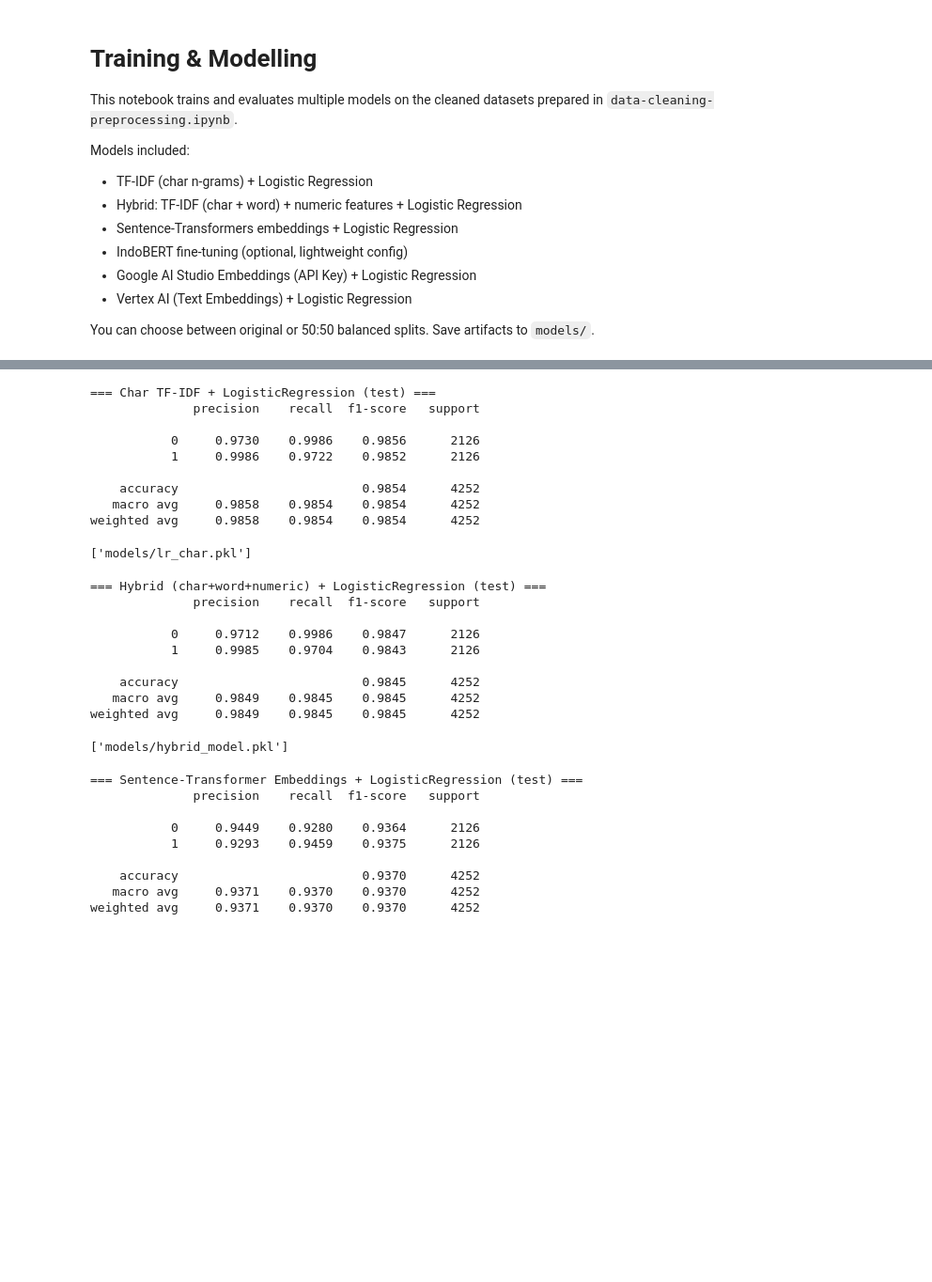
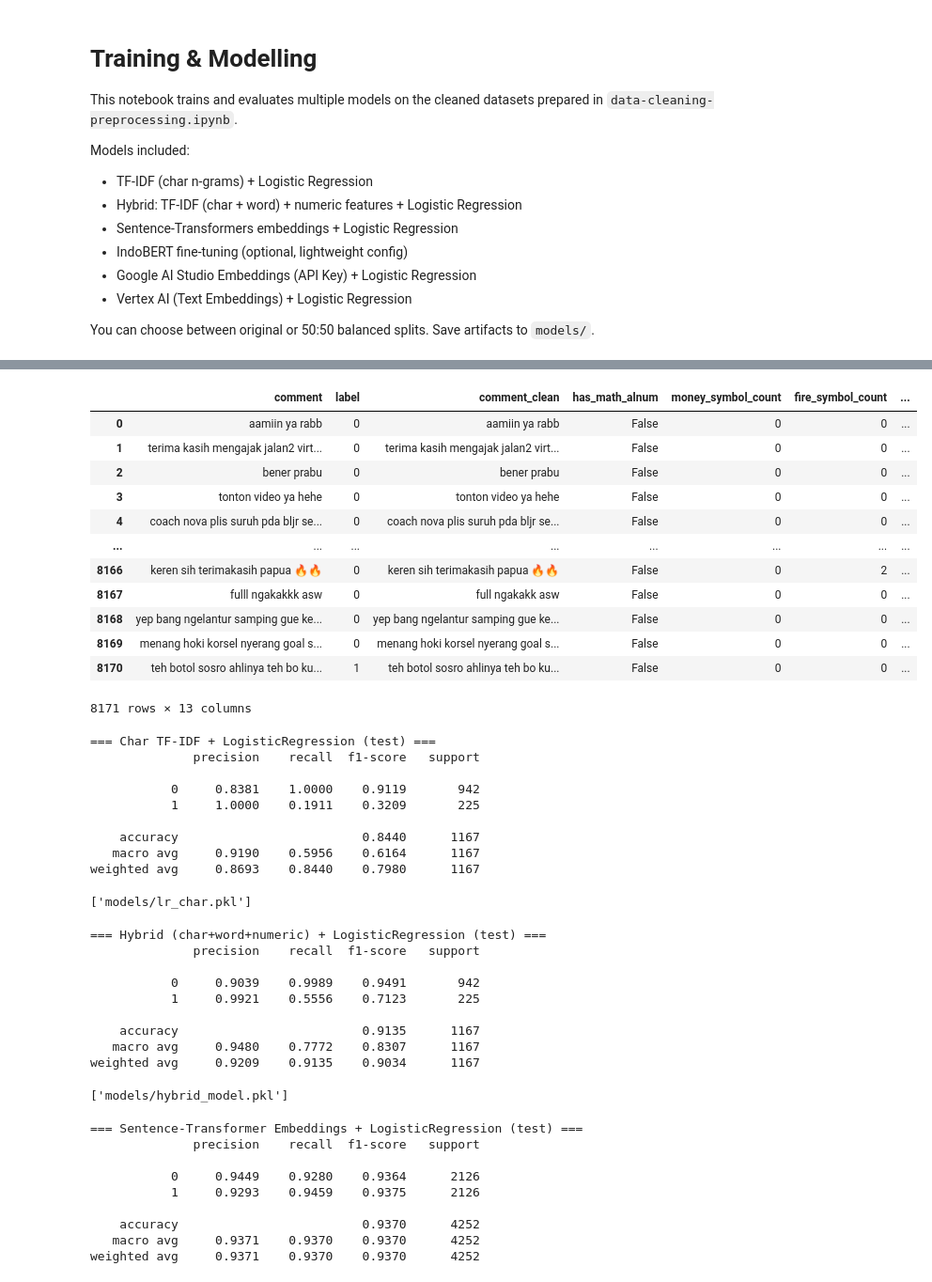
Before and after one commit to nafhanugm/data-mining2, a Jupyter notebook: training-and-modelling.ipynb, the cells around one changed output, grey strips where cells are left out. Shown: that part at 94% size. Drawn from its saved outputs; the diff is of its cells as text; code cells hidden in the pictures; blank space fills up the shorter version.

```diff
--- a/training-and-modelling.ipynb
+++ b/training-and-modelling.ipynb
@@ -74,3 +92,19 @@ splits = load_split(use_balanced=False)
+# %%
+splits['train']
+# %% [output]
+|  | comment | label | comment_clean | has_math_alnum | money_symbol_count | fire_symbol_count | ... |
+| 0 | aamiin ya rabb | 0 | aamiin ya rabb | False | 0 | 0 | ... |
+| 1 | terima kasih mengajak jalan2 virt... | 0 | terima kasih mengajak jalan2 virt... | False | 0 | 0 | ... |
+| 2 | bener prabu | 0 | bener prabu | False | 0 | 0 | ... |
+| 3 | tonton video ya hehe | 0 | tonton video ya hehe | False | 0 | 0 | ... |
+| 4 | coach nova plis suruh pda bljr se... | 0 | coach nova plis suruh pda bljr se... | False | 0 | 0 | ... |
+| ... | ... | ... | ... | ... | ... | ... | ... |
+| 8166 | keren sih terimakasih papua 🔥🔥 | 0 | keren sih terimakasih papua 🔥🔥 | False | 0 | 2 | ... |
+| 8167 | fulll ngakakkk asw | 0 | full ngakakk asw | False | 0 | 0 | ... |
+| 8168 | yep bang ngelantur samping gue ke... | 0 | yep bang ngelantur samping gue ke... | False | 0 | 0 | ... |
+| 8169 | menang hoki korsel nyerang goal s... | 0 | menang hoki korsel nyerang goal s... | False | 0 | 0 | ... |
+| 8170 | teh botol sosro ahlinya teh bo ku... | 1 | teh botol sosro ahlinya teh bo ku... | False | 0 | 0 | ... |
+8171 rows × 13 columns
 # %%
 # Metrics and utilities
 from sklearn.metrics import classification_report, f1_score, precision_score, recall_score
@@ -99,7 +133,7 @@ from sklearn.linear_model import LogisticRegression
 from sklearn.pipeline import Pipeline
 
 X_train, y_train = get_xy(splits['train'])
-X_test, y_test = get_xy(splits['test'])
+X_test, y_test = get_xy(splits['holdout'])
 
 char_tfidf_lr = Pipeline([
     ('tfidf', TfidfVectorizer(analyzer='char', ngram_range=(2,4), min_df=2)),
@@ -116,12 +150,12 @@ joblib.dump(char_tfidf_lr, os.path.join(MODELS_DIR, 'lr_char.pkl'))
 === Char TF-IDF + LogisticRegression (test) ===
               precision    recall  f1-score   support
 
-           0     0.9730    0.9986    0.9856      2126
-           1     0.9986    0.9722    0.9852      2126
+           0     0.8381    1.0000    0.9119       942
+           1     1.0000    0.1911    0.3209       225
 
-    accuracy                         0.9854      4252
-   macro avg     0.9858    0.9854    0.9854      4252
-weighted avg     0.9858    0.9854    0.9854      4252
+    accuracy                         0.8440      1167
+   macro avg     0.9190    0.5956    0.6164      1167
+weighted avg     0.8693    0.8440    0.7980      1167
 ['models/lr_char.pkl']
 # %%
 # Model 2: Hybrid (char + word TF-IDF + numeric features)
@@ -133,7 +167,7 @@ num_features = ['char_count','word_count','avg_word_length','number_ratio','spec
 
 # Prepare dataframes for ColumnTransformer
 train_df = splits['train'].copy()
-test_df = splits['test'].copy()
+test_df = splits['holdout'].copy()
 
 # ColumnTransformer expects array-like; we will build union of text features and numeric
 char_vec = ('char', TfidfVectorizer(analyzer='char', ngram_range=(2,4), min_df=2), 'comment_clean')
@@ -163,12 +197,12 @@ joblib.dump(hybrid_clf, os.path.join(MODELS_DIR, 'hybrid_model.pkl'))
 === Hybrid (char+word+numeric) + LogisticRegression (test) ===
               precision    recall  f1-score   support
 
-           0     0.9712    0.9986    0.9847      2126
-           1     0.9985    0.9704    0.9843      2126
+           0     0.9039    0.9989    0.9491       942
+           1     0.9921    0.5556    0.7123       225
 
-    accuracy                         0.9845      4252
-   macro avg     0.9849    0.9845    0.9845      4252
-weighted avg     0.9849    0.9845    0.9845      4252
+    accuracy                         0.9135      1167
+   macro avg     0.9480    0.7772    0.8307      1167
+weighted avg     0.9209    0.9135    0.9034      1167
 ['models/hybrid_model.pkl']
 # %%
 # Model 3: Sentence-Transformers embeddings + Logistic Regression
```
Also changed, not shown: parts of 2 cells of this notebook, 6 other files.
